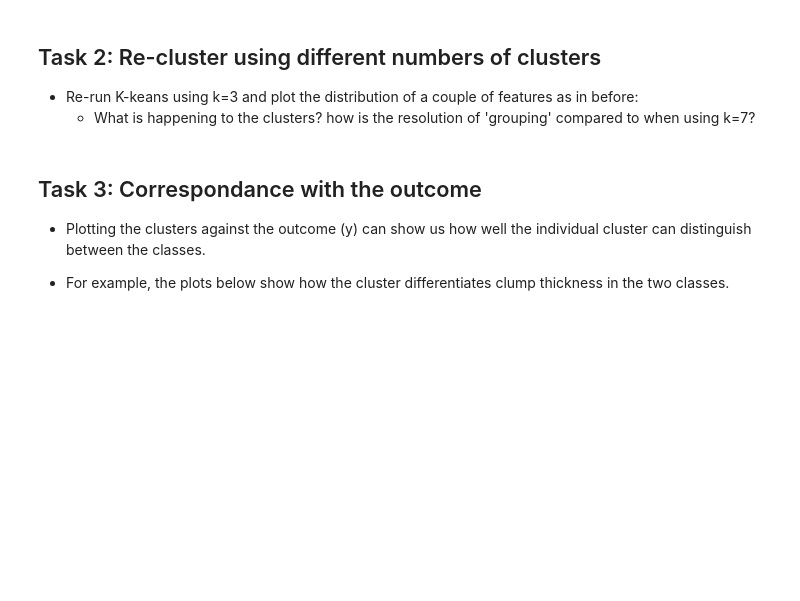
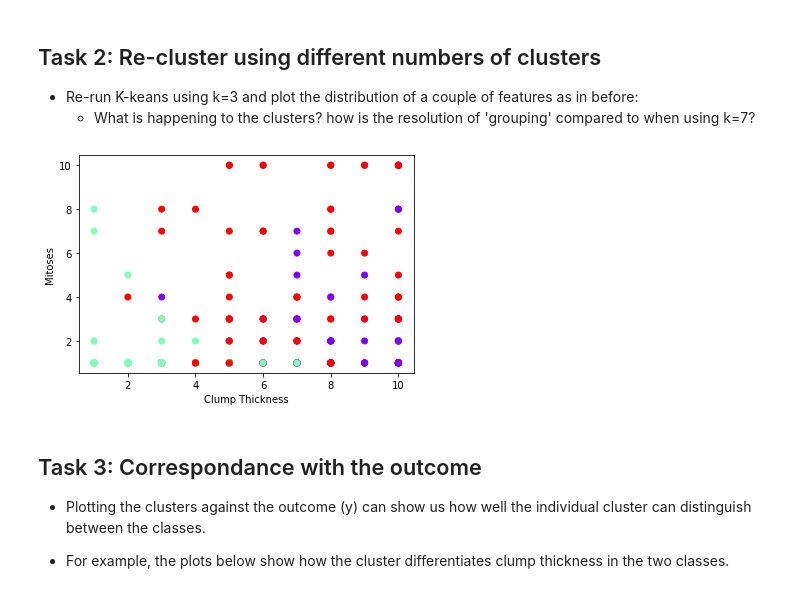
Before and after one commit to eddie8615/ml_bioinfo_hi, a Jupyter notebook: topic1/Practical2KMeans.ipynb, the cells around one changed output. Saved outputs shown, nothing was run; the diff lists cells and outputs as text; code cells hidden in the pictures; blank space fills up the shorter version.

```diff
--- a/topic1/Practical2KMeans.ipynb
+++ b/topic1/Practical2KMeans.ipynb
@@ -140,3 +144,14 @@ If the above generates an error, incorporate the following in your code prior to
+# %%
+## Your solution here ##
+kmeans3 = KMeans(n_clusters=3)
+y_kmeans3 = kmeans3.fit_predict(X)
+
+plt.scatter(X.Clump_Thickness,X.Mitoses,c=y_kmeans3,cmap='rainbow')
+plt.xlabel("Clump Thickness")
+plt.ylabel("Mitoses")
+plt.show()
+# %% [output]
+[figure, added]
 # %% [markdown]
 <h2 id="task3">Task 3: Correspondance with the outcome </h2>
 
```
Also changed, not shown: parts of 10 cells of this notebook, 6 other files.
